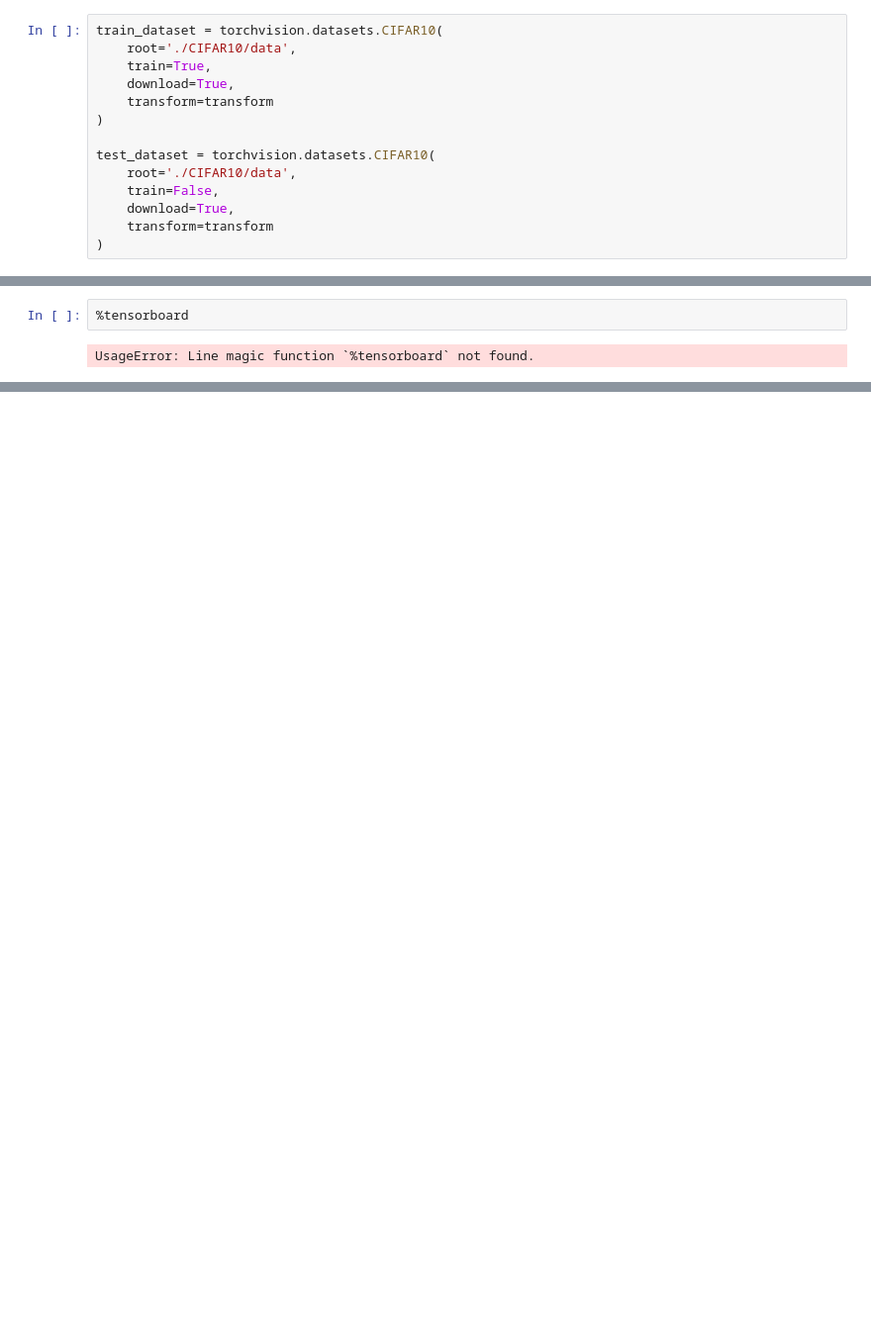
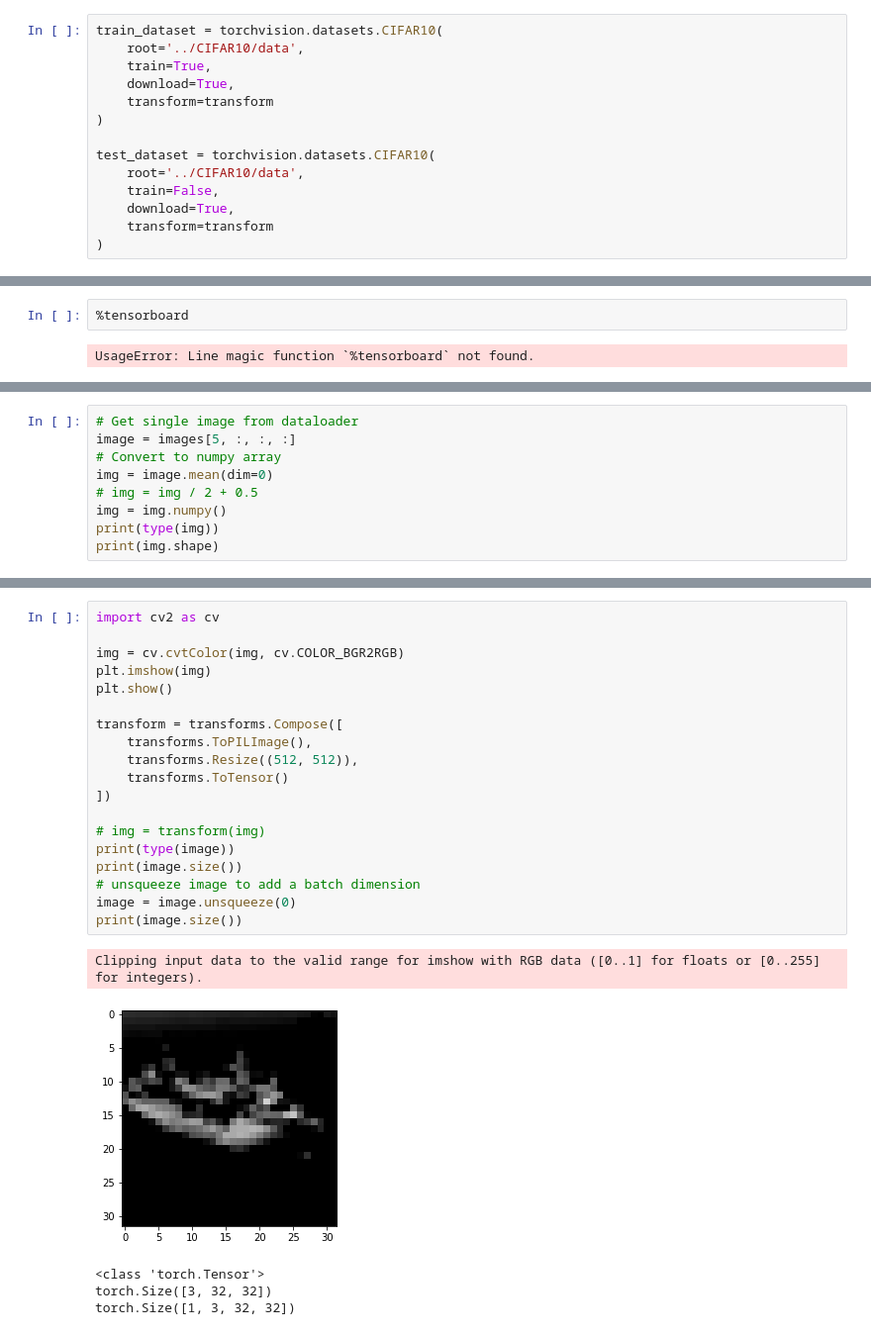
Before and after one commit to yurilamijo/NeuralNetworks, a Jupyter notebook: cnn/pytorch-lightning/cnn-pytorch-lightning.ipynb, the cells around one changed output, grey strips where cells are left out. Shown: that part at 99% size. Drawn from its saved outputs; the diff is of its cells as text; blank space fills up the shorter version.

```diff
--- a/cnn/pytorch-lightning/cnn-pytorch-lightning.ipynb
+++ b/cnn/pytorch-lightning/cnn-pytorch-lightning.ipynb
@@ -24,14 +24,14 @@ transform = transforms.Compose(
 ## Set train and test datasets
 # %%
 train_dataset = torchvision.datasets.CIFAR10(
-    root='./CIFAR10/data',
+    root='../CIFAR10/data',
     train=True,
     download=True,
     transform=transform
 )
 
 test_dataset = torchvision.datasets.CIFAR10(
-    root='./CIFAR10/data',
+    root='../CIFAR10/data',
     train=False,
     download=True,
     transform=transform
@@ -202,0 +250,9 @@ UsageError: Line magic function `%tensorboard` not found.
+# %%
+# Get single image from dataloader
+image = images[5, :, :, :]
+# Convert to numpy array
+img = image.mean(dim=0)
+# img = img / 2 + 0.5
+img = img.numpy()
+print(type(img))
+print(img.shape)
@@ -202,0 +262,25 @@ UsageError: Line magic function `%tensorboard` not found.
+# %%
+import cv2 as cv
+
+img = cv.cvtColor(img, cv.COLOR_BGR2RGB)
+plt.imshow(img)
+plt.show()
+
+transform = transforms.Compose([
+    transforms.ToPILImage(),
+    transforms.Resize((512, 512)),
+    transforms.ToTensor()
+])
+
+# img = transform(img)
+print(type(image))
+print(image.size())
+# unsqueeze image to add a batch dimension
+image = image.unsqueeze(0)
+print(image.size())
+# %% [output]
+Clipping input data to the valid range for imshow with RGB data ([0..1] for floats or [0..255] for integers).
+[figure, added]
+<class 'torch.Tensor'>
+torch.Size([3, 32, 32])
+torch.Size([1, 3, 32, 32])
```
Also changed, not shown: parts of 16 cells of this notebook, 3 other files.
